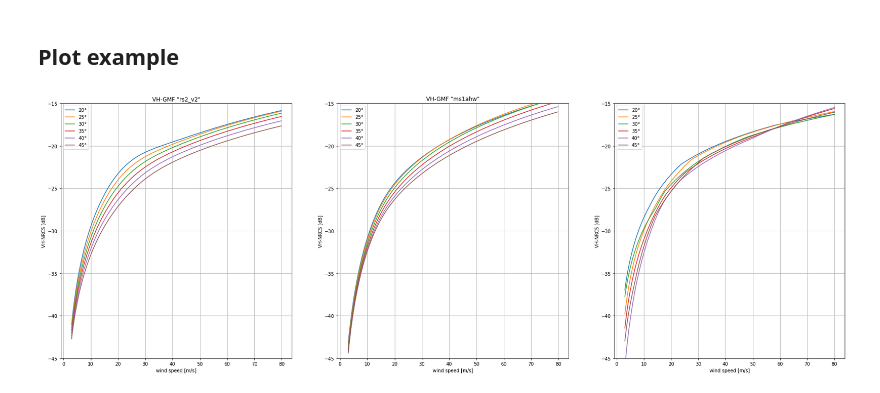
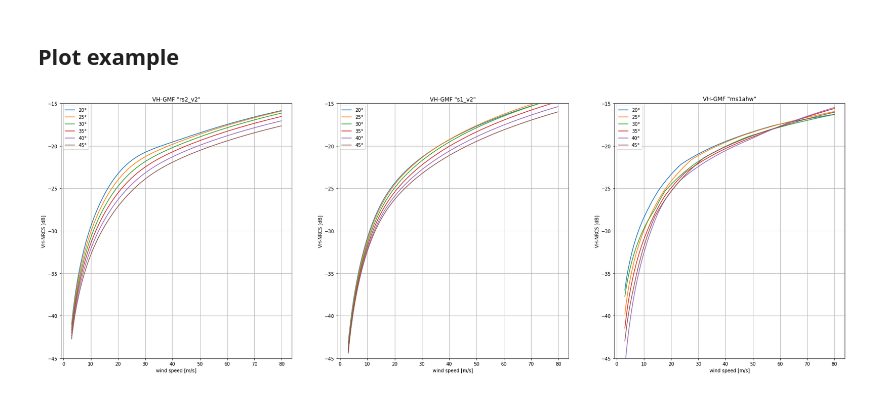
Before and after one commit to vincelhx/GMFs_tools, a Jupyter notebook: demo.ipynb, the cells around one changed output. Cells and saved outputs as stored; diff of their text form; code cells hidden in the pictures.

```diff
--- a/demo.ipynb
+++ b/demo.ipynb
@@ -90,25 +108,24 @@ Attributes:
 # %%
 fig, axs = plt.subplots(1, 3)
 fig.set_size_inches(30, 10)
 
 for i,inc in enumerate(np.arange(20,50,5)):
     axs[0].plot(sigma0_rs2.wspd,10*np.log10(sigma0_rs2.sel(inc=inc)),label=str(inc)+"°")
     axs[1].plot(sigma0_s1.wspd,10*np.log10(sigma0_s1.sel(inc=inc)),label=str(inc)+"°")
-
     axs[2].plot(sigma0_ms1ahw_dB.wspd,sigma0_ms1ahw_dB.sel(inc=inc),label=str(inc)+"°")
 
 
 
 axs[0].set_title('VH-GMF "rs2_v2"')
 axs[1].set_title('VH-GMF "s1_v2"')
-axs[1].set_title('VH-GMF "ms1ahw"')
+axs[2].set_title('VH-GMF "ms1ahw"')
 
 for ax in axs :
 
     ax.legend()
     ax.grid()
     ax.set_ylim((-45,-15))
     ax.set_xlabel("wind speed [m/s]")
     ax.set_ylabel("VH-NRCS [dB]")
 # %% [output]
-[figure, old version]
+[figure, new version]
```
Also changed, not shown: parts of 1 cell of this notebook.
